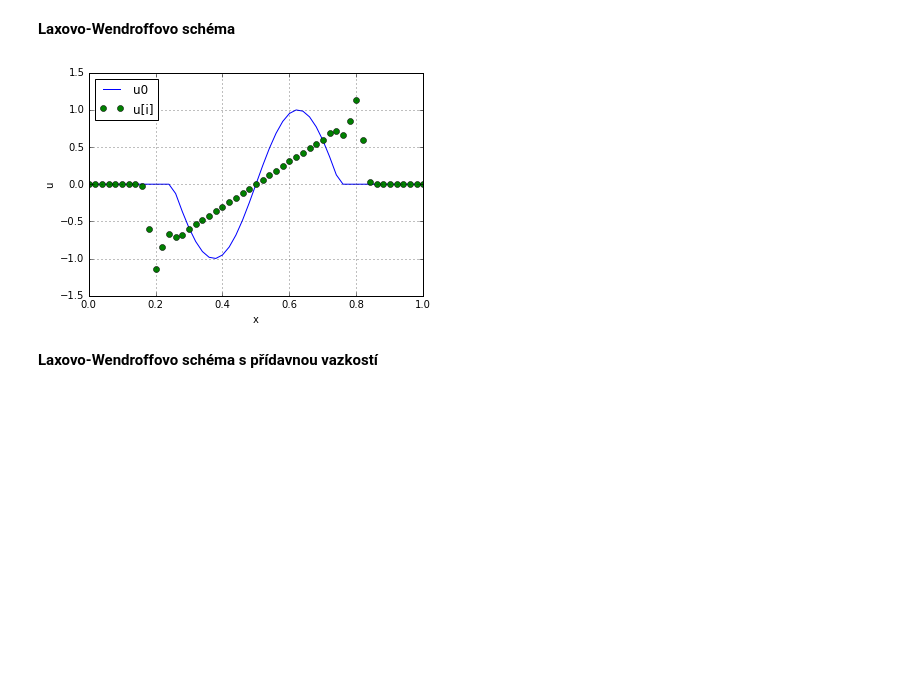
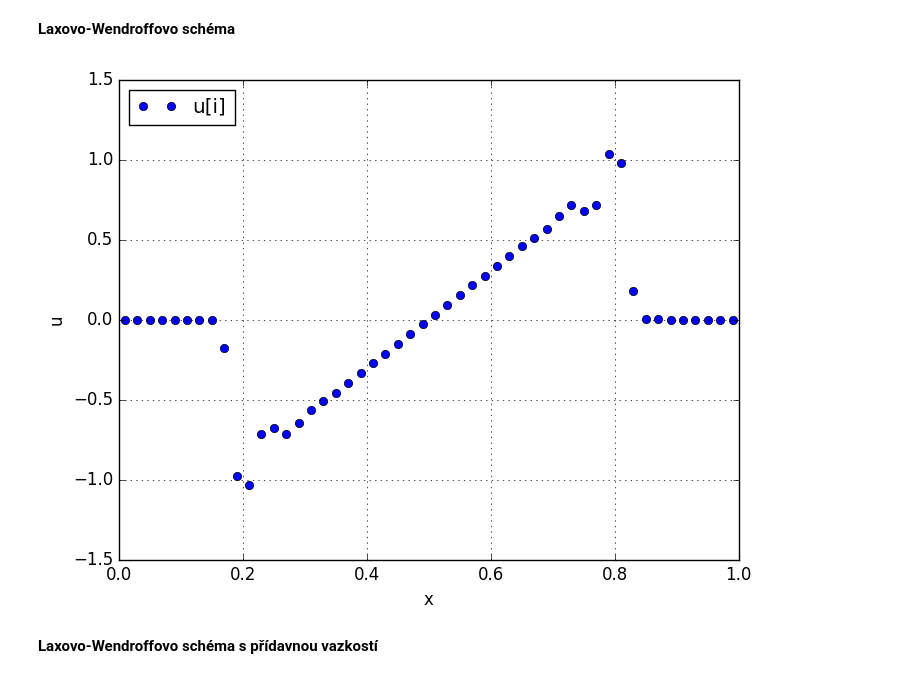
Before and after one commit to furstj/MMPP, a Jupyter notebook: lessons/02_burgersova_rovnice.ipynb, the cells around one changed output. Saved outputs shown, nothing was run; the diff lists cells and outputs as text; code cells hidden in the pictures; blank space fills up the shorter version.

```diff
--- a/lessons/02_burgersova_rovnice.ipynb
+++ b/lessons/02_burgersova_rovnice.ipynb
@@ -125,26 +131,29 @@ plt.ylim(-1.5,1.5); plt.grid(True); plt.xlabel("x"); plt.ylabel("u"); plt.legend
 # %% [markdown]
 **Laxovo-Friedrichsovo (Rusanovovo) schéma**
 # %%
-u    = array([u0(xi) for xi in x])
+u    = [u0(xi) for xi in xc]
 uNew = copy(u)
 
 t = 0
 
-def flux_lf(ul, ur):
+function flux_lf(ul, ur)
     q = dx / dt
-    return (ul**2/2 + ur**2/2)/2 - q/2*(ur - ul)
+    return (ul^2/2 + ur^2/2)/2 - q/2*(ur - ul)
+end
 
-for n in range(pocet_iteraci):
+for n =1:pocet_iteraci
 
-    for i in range(1,Nx-1):
+    for i = 2:Nx-2
         uNew[i] = u[i] - dt / dx * ( flux_lf(u[i],u[i+1]) - flux_lf(u[i-1],u[i]) )
+    end
 
     t = t + dt
     u = copy(uNew)
+end
 
 u_lf = copy(u)
 
-plt.plot(x, [u0(xi) for xi in x], label="u0")
-plt.plot(x,u_lf, "o", label="u[i]");
-plt.ylim(-1.5,1.5); plt.grid(True); plt.xlabel("x"); plt.ylabel("u"); plt.legend(loc="upper left");
+#plot(x, [u0(xi) for xi in x], label="u0")
+plot(xc,u_lf, "o", label="u[i]");
+ylim(-1.5,1.5); grid(true); xlabel("x"); ylabel("u"); legend(loc="upper left");
 # %% [output]
@@ -152,31 +161,34 @@ plt.ylim(-1.5,1.5); plt.grid(True); plt.xlabel("x"); plt.ylabel("u"); plt.legend
 # %% [markdown]
 **Laxovo-Wendroffovo schéma**
 # %%
-u    = array([u0(xi) for xi in x])
+u    = [u0(xi) for xi in xc]
 uNew = copy(u)
 
 t = 0
 
-def flux_lw(ul, ur):
+function flux_lw(ul, ur)
     a = (ul + ur) / 2
-    q = dt / dx * a**2
-    return (ul**2/2 + ur**2/2)/2 - q/2*(ur - ul)
+    q = dt / dx * a^2
+    return (ul^2/2 + ur^2/2)/2 - q/2*(ur - ul)
+end
 
-for n in range(pocet_iteraci):
+for n = 1:pocet_iteraci
 
-    for i in range(1,Nx-1):
+    for i = 2:Nx-2
         uNew[i] = u[i] - dt / dx * ( flux_lw(u[i],u[i+1]) - flux_lw(u[i-1],u[i]) )
+    end
 
     t = t + dt
     u = copy(uNew)
+end
 
 u_lw = copy(u)
 
-plt.plot(x, [u0(xi) for xi in x], label="u0")
-plt.plot(x,u_lw, "o", label="u[i]");
-plt.ylim(-1.5,1.5); plt.grid(True); plt.xlabel("x"); plt.ylabel("u"); plt.legend(loc="upper left");
+#plot(x, [u0(xi) for xi in x], label="u0")
+plot(xc,u_lw, "o", label="u[i]");
+ylim(-1.5,1.5); grid(true); xlabel("x"); ylabel("u"); legend(loc="upper left");
 # %% [output]
-[figure, old version]
+[figure, new version]
 # %% [markdown]
 **Laxovo-Wendroffovo schéma s přídavnou vazkostí**
 # %%
```
Also changed, not shown: parts of 13 cells of this notebook.
